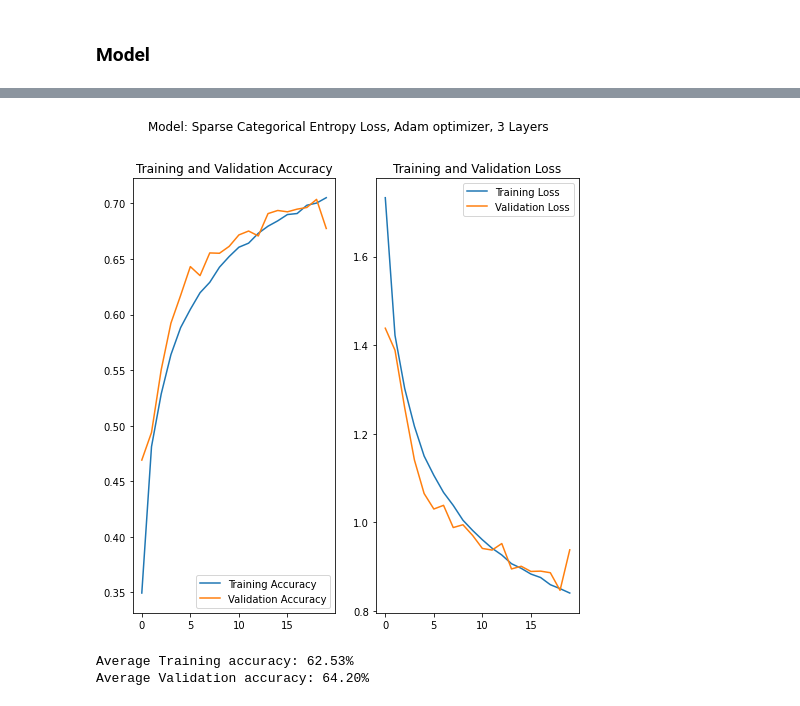
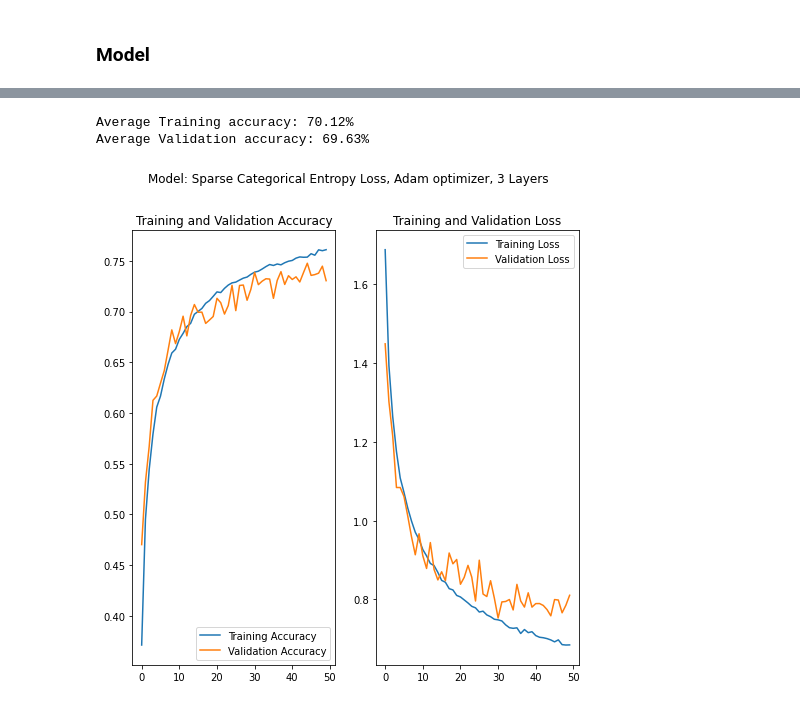
Before and after one commit to t7bui/CNN_Image_Classification, a Jupyter notebook: CIFAR Dataset/final - Copy.ipynb, the cells around one changed output, grey strips where cells are left out. Cells and saved outputs as stored; diff of their text form; code cells hidden in the pictures.

Commit message:
ran with Image Augmentation, 50 epochs, Adam

```diff
--- a/CIFAR Dataset/final - Copy.ipynb
+++ b/CIFAR Dataset/final - Copy.ipynb
@@ -13,7 +16,7 @@ import torch.optim as optim
 # %% [markdown]
 ### Load and Understand Our Data
 # %%
-EPOCHS = 100
+EPOCHS = 50
 BATCH_SIZE = 32
 # %%
 cifar10 = tf.keras.datasets.cifar10
@@ -108,5 +116,5 @@ ________________________________________________________________________________
 # %%
-model.compile(loss="sparse_categorical_crossentropy", optimizer='adam', metrics=['accuracy'])
+model.compile(loss="sparse_categorical_crossentropy", optimizer='SGD', metrics=['accuracy'])
 # %%
 from tensorflow.keras.preprocessing.image import ImageDataGenerator
 
@@ -158,23 +166,26 @@ def plot_acc_and_loss(acc, val_acc, loss, val_loss, epochs_range, condition):
     plt.suptitle("Model: Sparse Categorical Entropy Loss, Adam optimizer, 3 Layers")
     plt.savefig('./{}.png' .format(condition))
     plt.show()
+# %%
+def get_history(fitted_model):
+    acc = fitted_model.history['accuracy']
+    avg_acc = np.mean(acc)
+    val_acc = fitted_model.history['val_accuracy']
+    avg_valAcc = np.mean(val_acc)
+
+    loss = fitted_model.history['loss']
+    val_loss = fitted_model.history['val_loss']
+
+    print("Average Training accuracy: {:.2f}%".format(avg_acc*100))
+    print("Average Validation accuracy: {:.2f}%".format(avg_valAcc*100))
+
+    return acc, val_acc, loss, val_loss
 # %%
 epochs_range = range(EPOCHS)
+acc, val_acc, loss, val_loss = get_history(fitted_model)
 
-acc = fitted_model.history['accuracy']
-val_acc = fitted_model.history['val_accuracy']
-
-loss = fitted_model.history['loss']
-val_loss = fitted_model.history['val_loss']
-
-plot_acc_and_loss(acc, val_acc, loss, val_loss, epochs_range, "Image Augmentation w/ 100 Epochs")
+plot_acc_and_loss(acc, val_acc, loss, val_loss, epochs_range, "Image Augmentation, 50 epochs, SGD")
 # %% [output]
+Average Training accuracy: 70.12%
+Average Validation accuracy: 69.63%
-[figure, old version]
+[figure, new version]
-# %%
-avg_acc = np.mean(acc)
-avg_val_acc = np.mean(val_acc)
-print("Average Training accuracy: {:.2f}%".format(avg_acc*100))
-print("Average Validation accuracy: {:.2f}%".format(avg_val_acc*100))
-# %% [output]
-Average Training accuracy: 62.53%
-Average Validation accuracy: 64.20%
```
Also changed, not shown: parts of 7 cells of this notebook, 3 other files.
